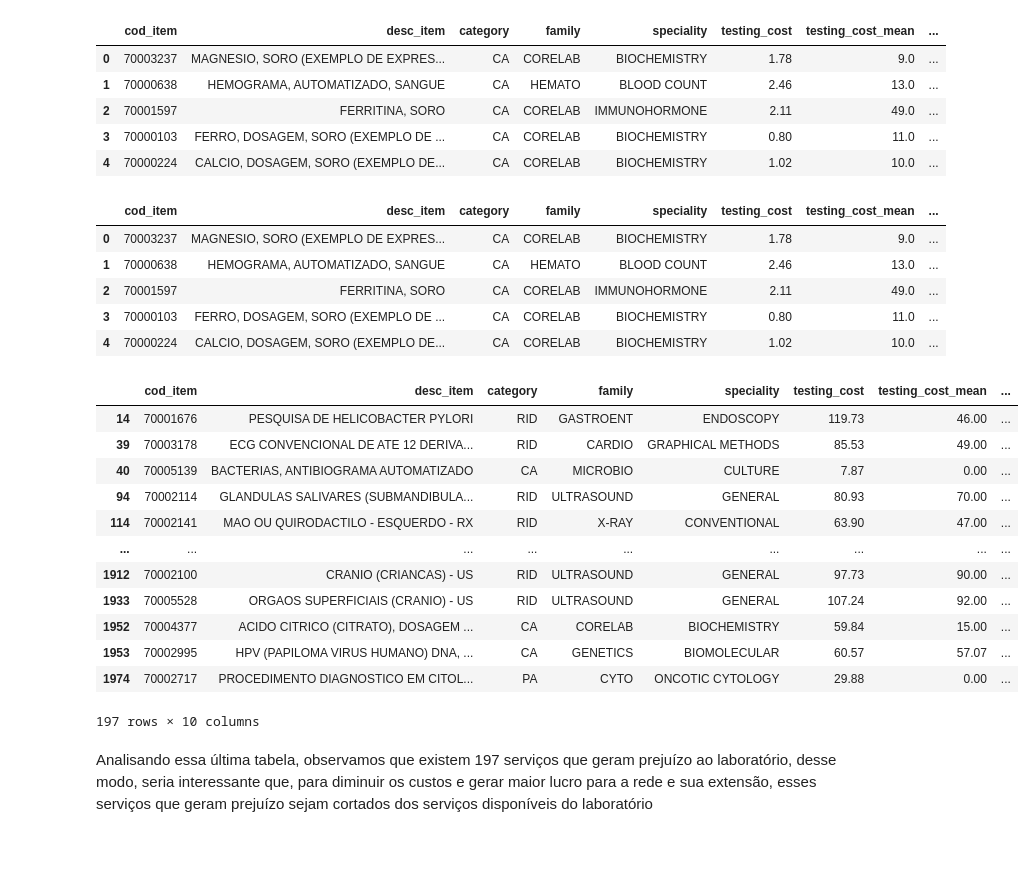
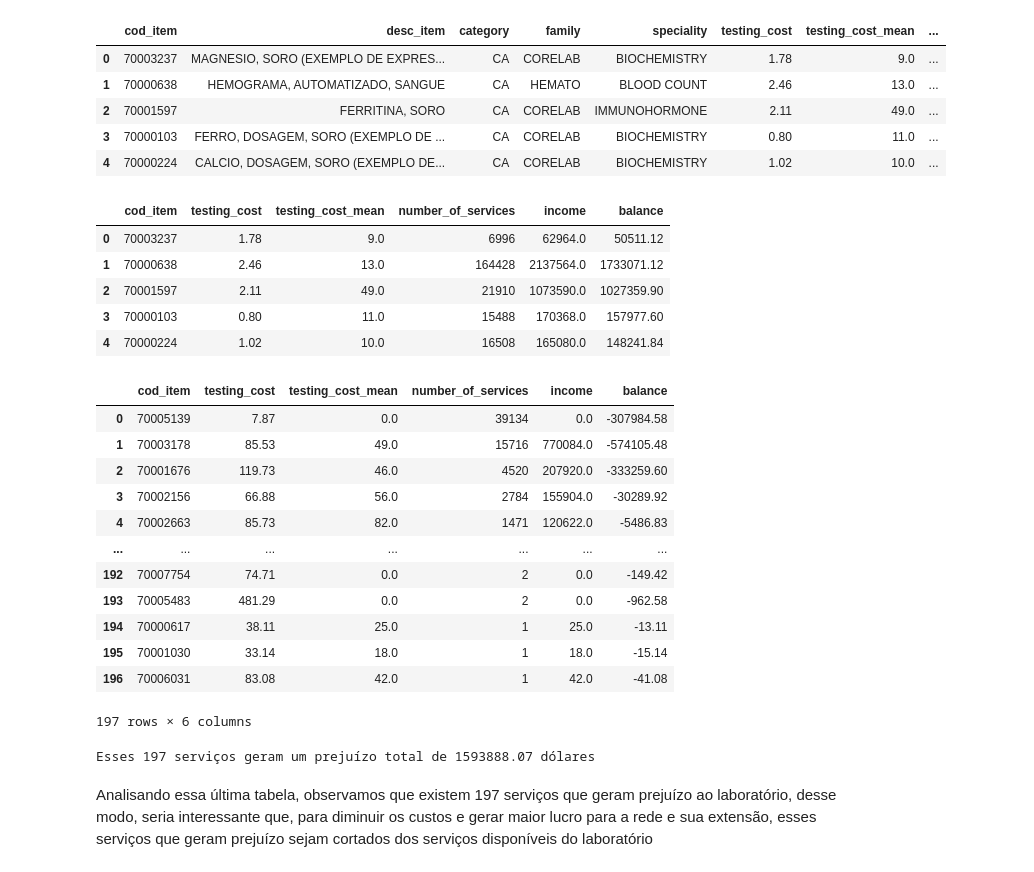
Before and after one commit to Davi-Tolen/ProjetoElo, a Jupyter notebook: Case Elo.ipynb, the cells around one changed output. Cells and saved outputs as stored; diff of their text form; code cells hidden in the pictures.

```diff
--- a/Case Elo.ipynb
+++ b/Case Elo.ipynb
@@ -712,30 +710,35 @@ test_data_with_values.head()
 # %%
 # calculando lucro(balanço) de cada serviço
 test_data_with_values['balance'] = test_data_with_values.income - (test_data_with_values.testing_cost * test_data_with_values.number_of_services)
-test_data_with_values.head()
+test_data_with_values.drop(columns=['desc_item', 'category', 'family', 'speciality']).head()
 # %% [output]
-|  | cod_item | desc_item | category | family | speciality | testing_cost | testing_cost_mean | ... |
-| 0 | 70003237 | MAGNESIO, SORO (EXEMPLO DE EXPRES... | CA | CORELAB | BIOCHEMISTRY | 1.78 | 9.0 | ... |
-| 1 | 70000638 | HEMOGRAMA, AUTOMATIZADO, SANGUE | CA | HEMATO | BLOOD COUNT | 2.46 | 13.0 | ... |
-| 2 | 70001597 | FERRITINA, SORO | CA | CORELAB | IMMUNOHORMONE | 2.11 | 49.0 | ... |
-| 3 | 70000103 | FERRO, DOSAGEM, SORO (EXEMPLO DE ... | CA | CORELAB | BIOCHEMISTRY | 0.80 | 11.0 | ... |
-| 4 | 70000224 | CALCIO, DOSAGEM, SORO (EXEMPLO DE... | CA | CORELAB | BIOCHEMISTRY | 1.02 | 10.0 | ... |
+|  | cod_item | testing_cost | testing_cost_mean | number_of_services | income | balance |
+| 0 | 70003237 | 1.78 | 9.0 | 6996 | 62964.0 | 50511.12 |
+| 1 | 70000638 | 2.46 | 13.0 | 164428 | 2137564.0 | 1733071.12 |
+| 2 | 70001597 | 2.11 | 49.0 | 21910 | 1073590.0 | 1027359.90 |
+| 3 | 70000103 | 0.80 | 11.0 | 15488 | 170368.0 | 157977.60 |
+| 4 | 70000224 | 1.02 | 10.0 | 16508 | 165080.0 | 148241.84 |
 # %%
-test_data_with_values[test_data_with_values.balance < 0]
+test_data_with_values[test_data_with_values.balance < 0].drop(columns=['desc_item', 'category', 'family', 'speciality']).reset_index(drop=True)
 # %% [output]
-|  | cod_item | desc_item | category | family | speciality | testing_cost | testing_cost_mean | ... |
-| 14 | 70001676 | PESQUISA DE HELICOBACTER PYLORI | RID | GASTROENT | ENDOSCOPY | 119.73 | 46.00 | ... |
-| 39 | 70003178 | ECG CONVENCIONAL DE ATE 12 DERIVA... | RID | CARDIO | GRAPHICAL METHODS | 85.53 | 49.00 | ... |
-| 40 | 70005139 | BACTERIAS, ANTIBIOGRAMA AUTOMATIZADO | CA | MICROBIO | CULTURE | 7.87 | 0.00 | ... |
-| 94 | 70002114 | GLANDULAS SALIVARES (SUBMANDIBULA... | RID | ULTRASOUND | GENERAL | 80.93 | 70.00 | ... |
-| 114 | 70002141 | MAO OU QUIRODACTILO - ESQUERDO - RX | RID | X-RAY | CONVENTIONAL | 63.90 | 47.00 | ... |
-| ... | ... | ... | ... | ... | ... | ... | ... | ... |
-| 1912 | 70002100 | CRANIO (CRIANCAS) - US | RID | ULTRASOUND | GENERAL | 97.73 | 90.00 | ... |
-| 1933 | 70005528 | ORGAOS SUPERFICIAIS (CRANIO) - US | RID | ULTRASOUND | GENERAL | 107.24 | 92.00 | ... |
-| 1952 | 70004377 | ACIDO CITRICO (CITRATO), DOSAGEM ... | CA | CORELAB | BIOCHEMISTRY | 59.84 | 15.00 | ... |
-| 1953 | 70002995 | HPV (PAPILOMA VIRUS HUMANO) DNA, ... | CA | GENETICS | BIOMOLECULAR | 60.57 | 57.07 | ... |
-| 1974 | 70002717 | PROCEDIMENTO DIAGNOSTICO EM CITOL... | PA | CYTO | ONCOTIC CYTOLOGY | 29.88 | 0.00 | ... |
+|  | cod_item | testing_cost | testing_cost_mean | number_of_services | income | balance |
+| 0 | 70005139 | 7.87 | 0.0 | 39134 | 0.0 | -307984.58 |
+| 1 | 70003178 | 85.53 | 49.0 | 15716 | 770084.0 | -574105.48 |
+| 2 | 70001676 | 119.73 | 46.0 | 4520 | 207920.0 | -333259.60 |
+| 3 | 70002156 | 66.88 | 56.0 | 2784 | 155904.0 | -30289.92 |
+| 4 | 70002663 | 85.73 | 82.0 | 1471 | 120622.0 | -5486.83 |
+| ... | ... | ... | ... | ... | ... | ... |
+| 192 | 70007754 | 74.71 | 0.0 | 2 | 0.0 | -149.42 |
+| 193 | 70005483 | 481.29 | 0.0 | 2 | 0.0 | -962.58 |
+| 194 | 70000617 | 38.11 | 25.0 | 1 | 25.0 | -13.11 |
+| 195 | 70001030 | 33.14 | 18.0 | 1 | 18.0 | -15.14 |
+| 196 | 70006031 | 83.08 | 42.0 | 1 | 42.0 | -41.08 |
-197 rows × 10 columns
+197 rows × 6 columns
+# %%
+prejuizo = test_data_with_values[test_data_with_values.balance < 0].balance.sum()
+print(f'Esses 197 serviços geram um prejuízo total de {prejuizo * (-1)} dólares')
+# %% [output]
+Esses 197 serviços geram um prejuízo total de 1593888.07 dólares
 # %% [markdown]
 Analisando essa última tabela, observamos que existem 197 serviços que geram prejuízo ao laboratório, desse modo, seria interessante que, para diminuir os custos e gerar maior lucro para a rede e sua extensão, esses serviços que geram prejuízo sejam cortados dos serviços disponíveis do laboratório
 # %% [markdown]
```
Also changed, not shown: parts of 7 cells of this notebook.
